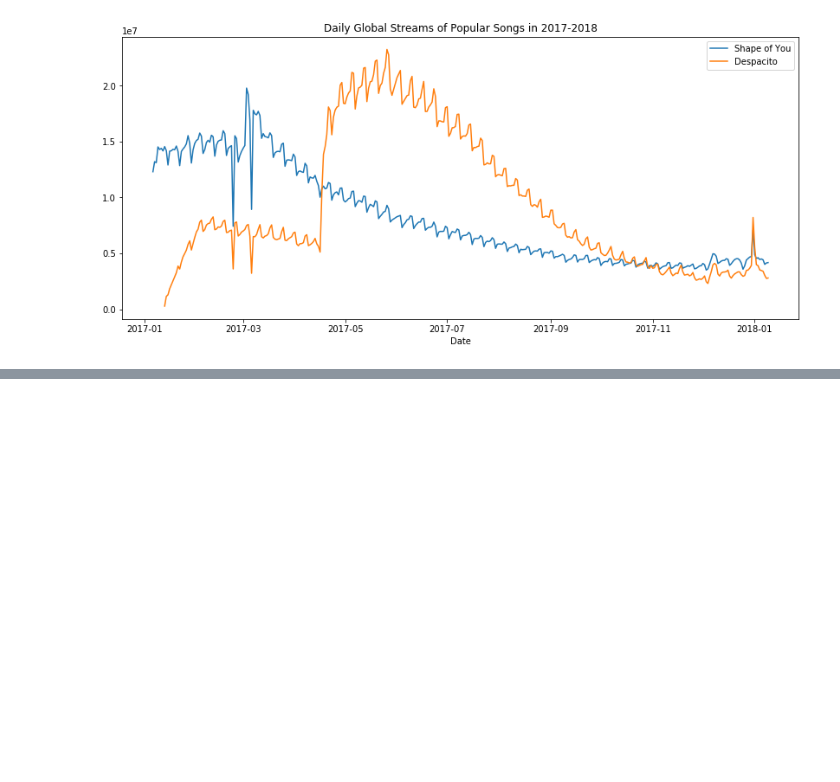
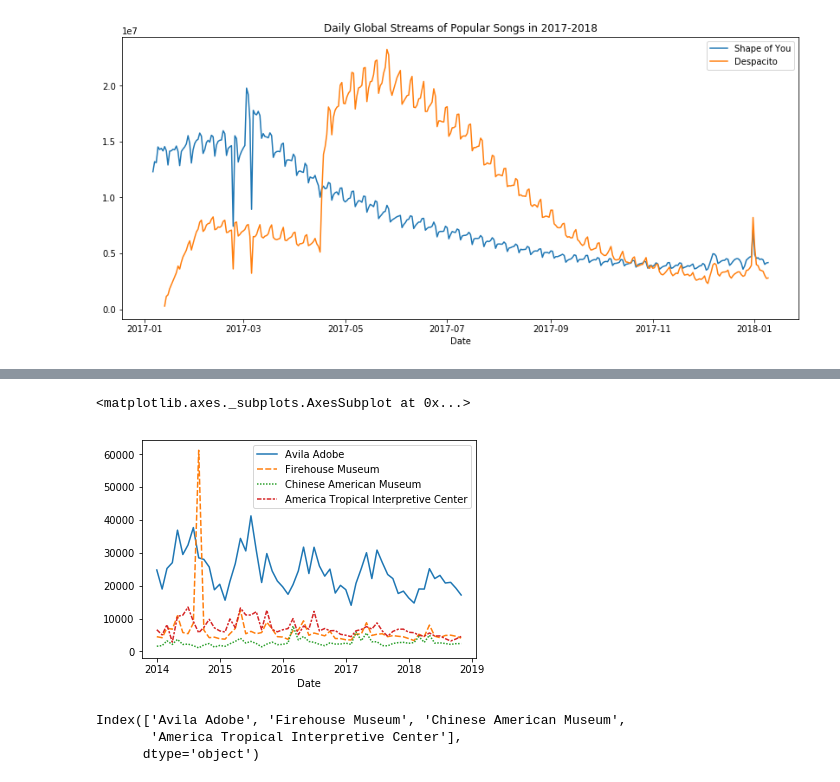
Before and after one commit to wkhosa-wizro/www.kaggle.com-learn, a Jupyter notebook: data-visualization/lessons/line-charts/line-charts.ipynb, the cells around one changed output, grey strips where cells are left out. Drawn from its saved outputs; the diff is of its cells as text; code cells hidden in the pictures; blank space fills up the shorter version.

```diff
--- a/data-visualization/lessons/line-charts/line-charts.ipynb
+++ b/data-visualization/lessons/line-charts/line-charts.ipynb
@@ -89,0 +105,10 @@ Text(0.5, 0, 'Date')
+# %%
+museum_filepath = "../input/museum_visitors.csv"
+if not os.path.exists(museum_filepath):
+    os.symlink("../input/data-for-datavis/museum_visitors.csv", museum_filepath)
+sportify_filepath = "../input/sportify.csv"
+if not os.path.exists(sportify_filepath):
+    os.symlink("../input/data-for-datavis/spotify.csv", sportify_filepath)
+# %%
+# Loading data
+museum_data = pd.read_csv(museum_filepath, index_col="Date", parse_dates=True)
@@ -89,0 +126,12 @@ Text(0.5, 0, 'Date')
+# %%
+
+sns.lineplot(data=museum_data)
+# %% [output]
+<matplotlib.axes._subplots.AxesSubplot at 0x...>
+[figure, added]
+# %%
+museum_data.columns
+# %% [output]
+Index(['Avila Adobe', 'Firehouse Museum', 'Chinese American Museum',
+       'America Tropical Interpretive Center'],
+      dtype='object')
```
Also changed, not shown: parts of 3 cells of this notebook.
